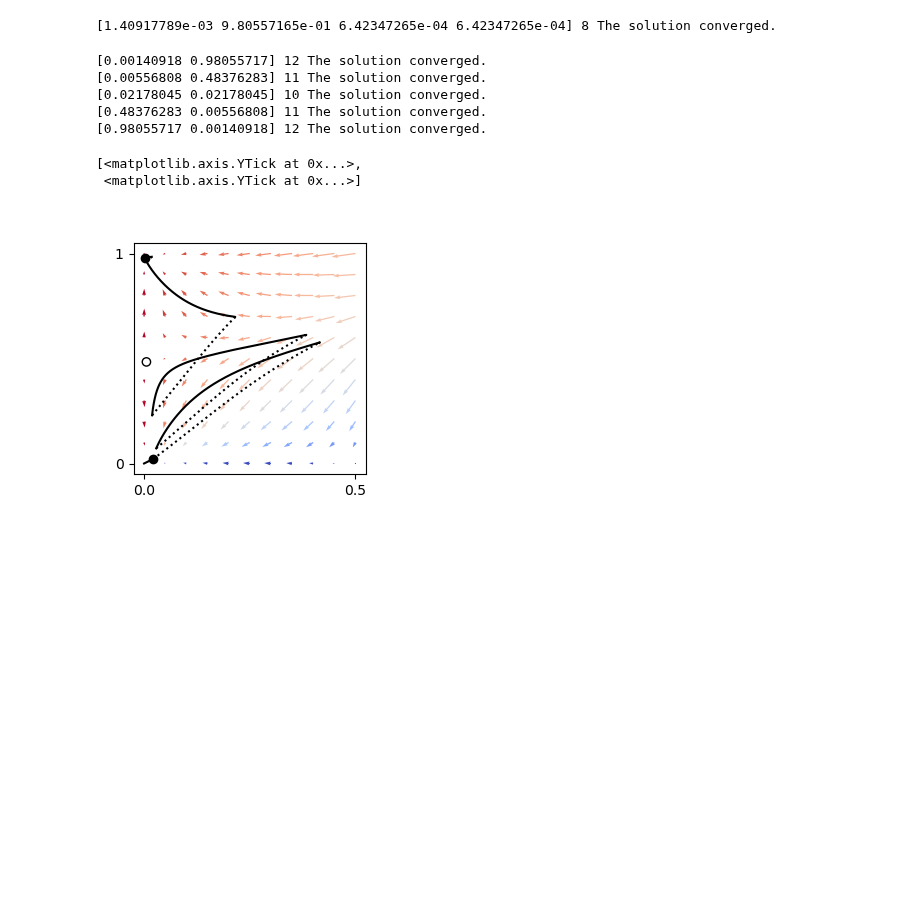
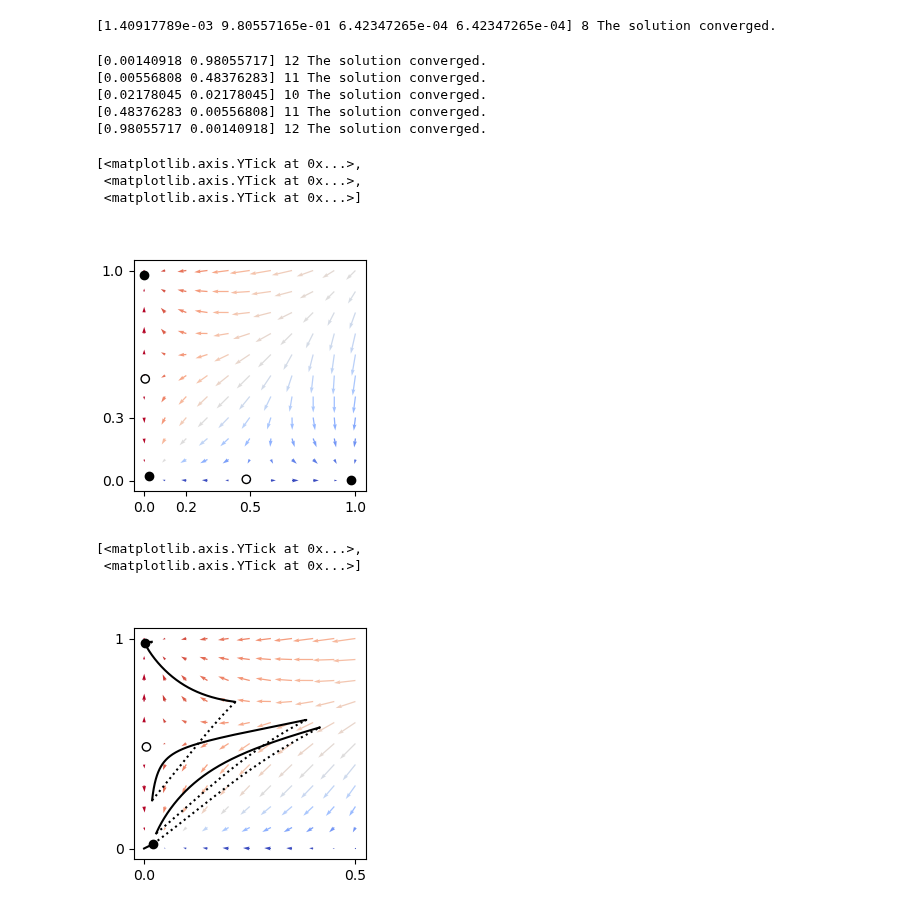
Before and after one commit to rythorpe/dev_detect_wc, a Jupyter notebook: phase_diagram.ipynb, the cells around one changed output. Drawn from its saved outputs; the diff is of its cells as text; code cells hidden in the pictures; blank space fills up the shorter version.

Commit message:
plot full phase diagram for disconnected network as well

```diff
--- a/phase_diagram.ipynb
+++ b/phase_diagram.ipynb
@@ -522,3 +514,36 @@ for idx, start_pt in enumerate(start_pts):
 [0.02178045 0.02178045] 10 The solution converged.
 [0.48376283 0.00556808] 11 The solution converged.
 [0.98055717 0.00140918] 12 The solution converged.
+# %%
+# full phase diagram (with lower->upper units connected)
+n_X = 11
+n_Y = 11
+X_pos = np.linspace(0, 1, n_X)
+Y_pos = np.linspace(0, 1, n_Y)
+X, Y = np.meshgrid(X_pos, Y_pos)
+
+U = np.zeros((n_X, n_Y))
+V = np.zeros((n_X, n_Y))
+for x1_idx, x1 in enumerate(X_pos):
+    for x0_idx, x0 in enumerate(Y_pos):
+        x = np.array([x0, x1, bottom_layer_fixed_points[0], bottom_layer_fixed_points[1]])
+        velocity = dxdt_v2(x, w_discon_L2, inj_excite=I)
+        U[x0_idx, x1_idx] = velocity[1]
+        V[x0_idx, x1_idx] = velocity[0]
+M = Y / (Y + X)
+
+fig, ax = plt.subplots(1, 1, figsize=(3, 3))
+q = ax.quiver(X, Y, U, V, M, cmap='coolwarm')
+ax.scatter(fixed_pts[stable_mask, 0],
+           fixed_pts[stable_mask, 1],
+           marker='o', c='k')
+ax.scatter(fixed_pts[stable_mask == False, 0],
+           fixed_pts[stable_mask == False, 1],
+           marker='o', fc='none', ec='k')
+ax.set_xticks([0, 0.2, 0.5, 1])
+ax.set_yticks([0, 0.3, 1])
+# %% [output]
+[<matplotlib.axis.YTick at 0x...>,
+ <matplotlib.axis.YTick at 0x...>,
+ <matplotlib.axis.YTick at 0x...>]
+[figure, added]
```
Also changed, not shown: parts of 3 cells of this notebook.
